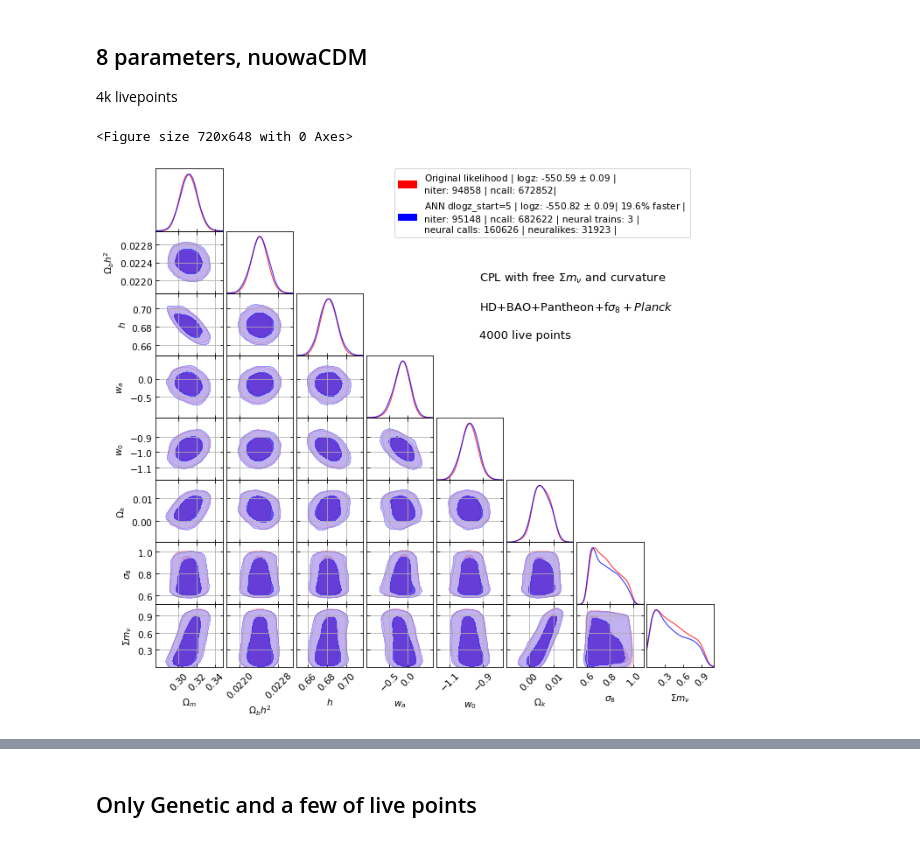
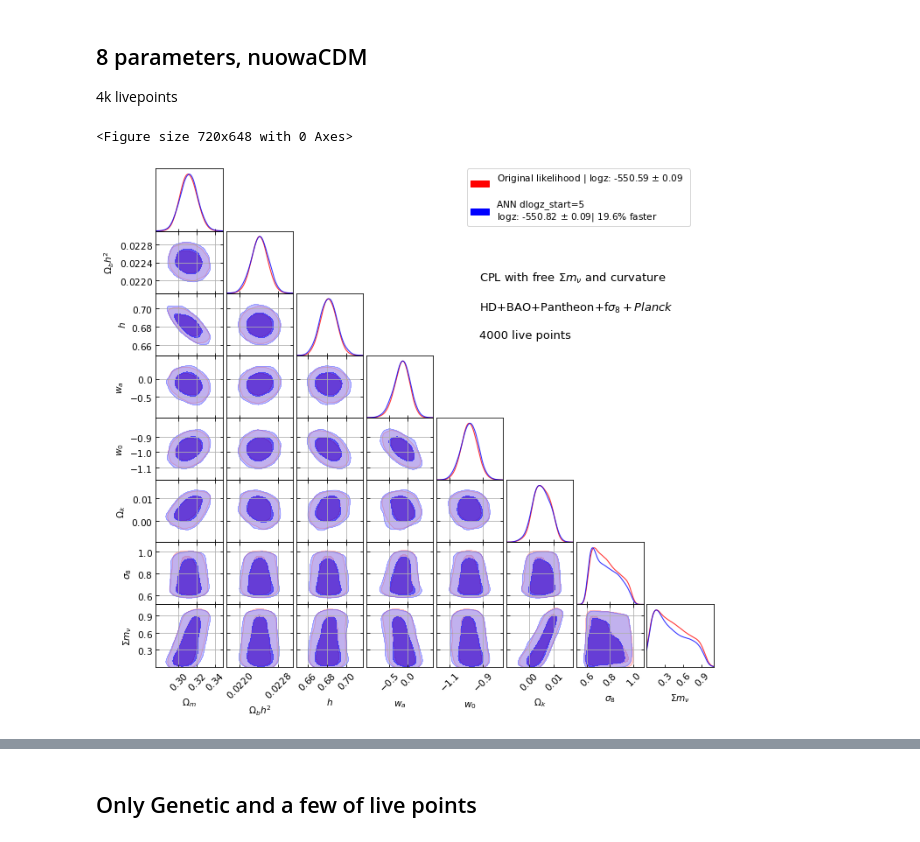
Before and after one commit to igomezv/cosmo_tools, a Jupyter notebook: models/neural/neuralike/posteriors_neuralike_2023.ipynb, the cells around one changed output, grey strips where cells are left out. Drawn from its saved outputs; the diff is of its cells as text; code cells hidden in the pictures.

```diff
--- a/models/neural/neuralike/posteriors_neuralike_2023.ipynb
+++ b/models/neural/neuralike/posteriors_neuralike_2023.ipynb
@@ -339,12 +343,13 @@ g.triangle_plot(roots4, ['Om','Obh2', 'h', 'wa', 'w', 'Ok', 's8', 'mnu'],
                                'alphas':[0.8, 0.8, 0.8]},
                 colors=['red', 'blue', 'green', 'purple'],
                 alphas = [0.4, 0.6, 0.6],
-                legend_labels=['Original likelihood | logz: -550.59 $\pm$ 0.09 |  \n'
-                                'niter: 94858 | ncall: 672852|',
+                legend_labels=['Original likelihood | logz: -550.59 $\pm$ 0.09  \n',
+#                                 'niter: 94858 | ncall: 672852',
 #                                ' ANN dlogz=20, neural calls: 349920 | \n neuralikes: 47333 | logz: -544.01 $\pm$ 0.07 |  6018 min | 29.8.4% faster',
-                               'ANN dlogz_start=5 | logz: -550.82 $\pm$ 0.09| 19.6% faster | \n'
-                               'niter: 95148 | ncall: 682622 | neural trains: 3 |\n'
-                               'neural calls: 160626 | neuralikes: 31923 |'
+                               'ANN dlogz_start=5 \n'
+                               'logz: -550.82 $\pm$ 0.09| 19.6% faster '
+#                                'niter: 95148 | ncall: 682622 | neural trains: 3 |\n'
+#                                'neural calls: 160626 | neuralikes: 31923 '
                               ],
                 legend_loc='upper right',
                 filled = True,
@@ -365,31 +370,31 @@ g.subplots[4,1].grid(True)
 g.subplots[4,2].grid(True)
 g.subplots[4,3].grid(True)
 g.subplots[5,0].grid(True)
 g.subplots[5,1].grid(True)
 g.subplots[5,2].grid(True)
 g.subplots[5,3].grid(True)
 g.subplots[5,4].grid(True)
 g.subplots[6,0].grid(True)
 g.subplots[6,1].grid(True)
 g.subplots[6,2].grid(True)
 g.subplots[6,3].grid(True)
 g.subplots[6,4].grid(True)
 g.subplots[6,5].grid(True)
 g.subplots[7,0].grid(True)
 g.subplots[7,1].grid(True)
 g.subplots[7,2].grid(True)
 g.subplots[7,3].grid(True)
 g.subplots[7,4].grid(True)
 g.subplots[7,5].grid(True)
 g.subplots[7,6].grid(True)
 
 
 g.add_text('CPL with free $\Sigma m_\\nu$ and curvature \n\nHD+BAO+Pantheon+f$\sigma_8+Planck$'
            '\n\n4000 live points', x= -2.5, y=5.8, fontsize=13)
 
 plt.savefig('nuowacdm_planck_corner_4klivepoints.png', dpi=100)
 # plt.savefig('wacdm_corner_4klivepoints.svg')
 plt.show()
 # %% [output]
 <Figure size 720x648 with 0 Axes>
-[figure, old version]
+[figure, new version]
```
Also changed, not shown: parts of 5 cells of this notebook.
